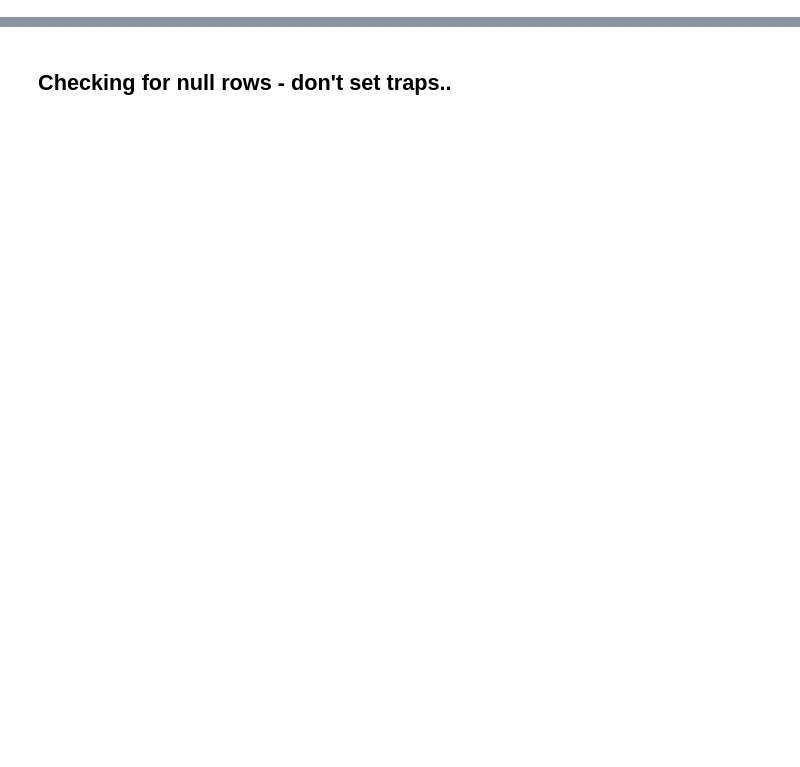
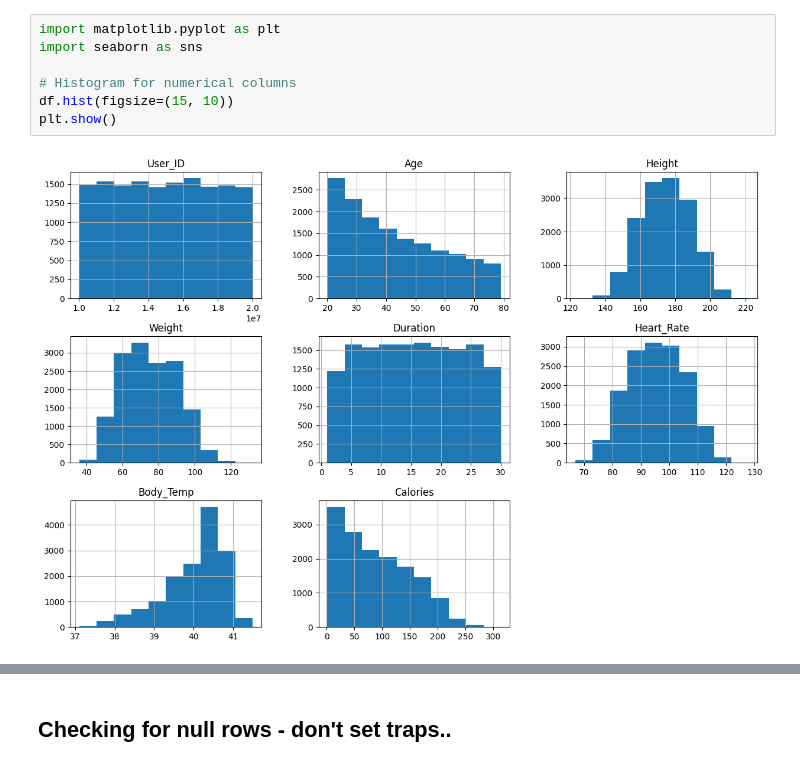
Before and after one commit to manole-alexandru/Propunere-probleme-si-solutii, a Jupyter notebook: Dataset si evaluator/Dataset/Dataset.ipynb, the cells around one changed output, grey strips where cells are left out. Drawn from its saved outputs; the diff is of its cells as text; blank space fills up the shorter version.

```diff
--- a/Dataset si evaluator/Dataset/Dataset.ipynb
+++ b/Dataset si evaluator/Dataset/Dataset.ipynb
@@ -61 +50,10 @@ df.to_csv("filtered_games.csv", index=False)
+# %%
+import matplotlib.pyplot as plt
+import seaborn as sns
+
+# Histogram for numerical columns
+df.hist(figsize=(15, 10))
+plt.show()
+# %% [output]
+[figure, added]
 # %%
```
Also changed, not shown: parts of 10 cells of this notebook, 42 other files.
